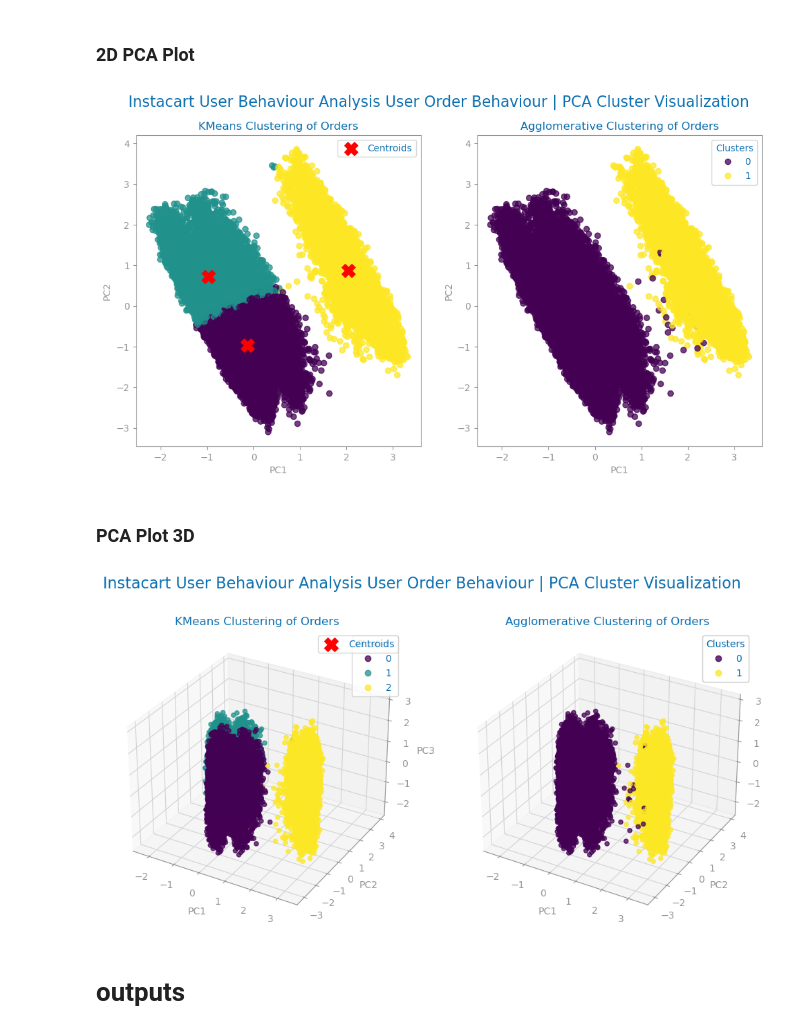
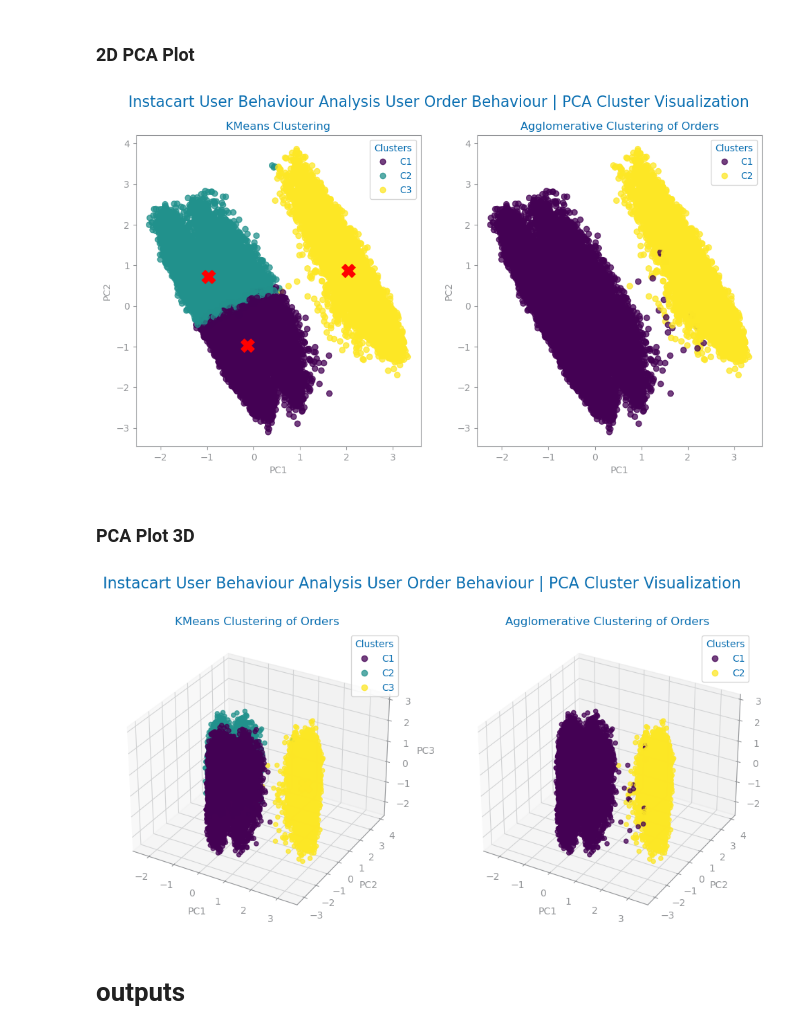
Before and after one commit to jvanalytics/ist_dash_2024_rec, a Jupyter notebook: non_supervised_analysis/notebooks/dataset_3/2_instacart_clustering.ipynb, the cells around one changed output. Cells and saved outputs as stored; diff of their text form; code cells hidden in the pictures.

Commit message:
additional commits for pattern mining and clustering report

```diff
--- a/non_supervised_analysis/notebooks/dataset_3/2_instacart_clustering.ipynb
+++ b/non_supervised_analysis/notebooks/dataset_3/2_instacart_clustering.ipynb
@@ -681,31 +696,33 @@ Total explained variance by all components: 0.8268855292745729
 # %%
 plt.figure(figsize=(12, 6))
 
 # KMeans Clustering
 plt.subplot(121)
 scatter_kmeans = plt.scatter(pca_reorder_df['PC1'], pca_reorder_df['PC2'], c=reorder_y_pred_kmeans, cmap='viridis', alpha=0.75)
 kmeans_centroids = pca_reorder.transform(reorder_kmeans.cluster_centers_)
 plt.scatter(kmeans_centroids[:, 0], kmeans_centroids[:, 1], c='red', marker='X', s=200, label='Centroids')
 plt.xlabel('PC1')
 plt.ylabel('PC2')
-plt.title('KMeans Clustering of Orders')
-plt.legend(*scatter_kmeans.legend_elements(), title="Clusters")
-plt.legend()
+plt.title('KMeans Clustering')
+handles, labels = scatter_kmeans.legend_elements()
+labels = [f'C{i+1}' for i in range(len(labels))]
+plt.legend(handles, labels, title="Clusters")
 
 # Agglomerative Clustering
 plt.subplot(122)
 scatter_agglo = plt.scatter(pca_reorder_df['PC1'], pca_reorder_df['PC2'], c=reorder_y_pred_agglo, cmap='viridis', alpha=0.75)
-# Agglomerative clustering does not have centroids, so we skip this part
 plt.xlabel('PC1')
 plt.ylabel('PC2')
 plt.title('Agglomerative Clustering of Orders')
-plt.legend(*scatter_agglo.legend_elements(), title="Clusters")
+handles, labels = scatter_agglo.legend_elements()
+labels = [f'C{i+1}' for i in range(len(labels))]
+plt.legend(handles, labels, title="Clusters")
 
 plt.suptitle(f"{file_tag} User Order Behaviour | PCA Cluster Visualization", fontsize=16)
 
 plt.show()
 # %% [output]
-[figure, old version]
+[figure, new version]
 # %% [markdown]
 ### PCA Plot 3D
 # %%
@@ -722,25 +739,25 @@ ax.set_xlabel('PC1')
 ax.set_ylabel('PC2')
 ax.set_zlabel('PC3')
 ax.set_title('KMeans Clustering of Orders')
-legend1 = ax.legend(*scatter_kmeans.legend_elements(), title="Clusters")
-ax.add_artist(legend1)
-ax.legend()
+handles, labels = scatter_kmeans.legend_elements()
+labels = [f'C{i+1}' for i in range(len(labels))]
+ax.legend(handles, labels, title="Clusters")
 
 # Agglomerative Clustering
 ax = fig.add_subplot(122, projection='3d')
 scatter_agglo = ax.scatter(pca_reorder_df['PC1'], pca_reorder_df['PC2'], pca_reorder_df['PC3'], c=reorder_y_pred_agglo, cmap='viridis', alpha=0.75)
-# Agglomerative clustering does not have centroids, so we skip this part
 ax.set_xlabel('PC1')
 ax.set_ylabel('PC2')
 ax.set_zlabel('PC3')
 ax.set_title('Agglomerative Clustering of Orders')
-legend2 = ax.legend(*scatter_agglo.legend_elements(), title="Clusters")
-ax.add_artist(legend2)
+handles, labels = scatter_agglo.legend_elements()
+labels = [f'C{i+1}' for i in range(len(labels))]
+ax.legend(handles, labels, title="Clusters")
 
 fig.suptitle(f"{file_tag} User Order Behaviour | PCA Cluster Visualization", fontsize=16)
 
 plt.show()
 # %% [output]
-[figure, old version]
+[figure, new version]
 # %% [markdown]
 # outputs
```
Also changed, not shown: parts of 2 cells of this notebook, 3 other files.
